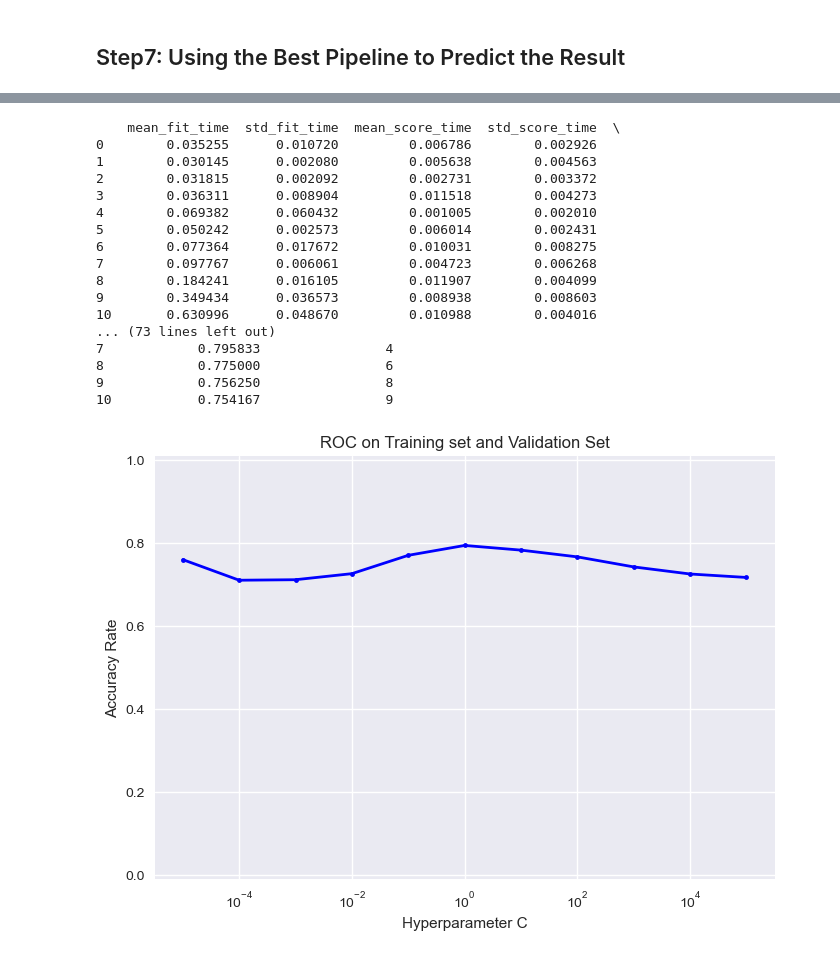
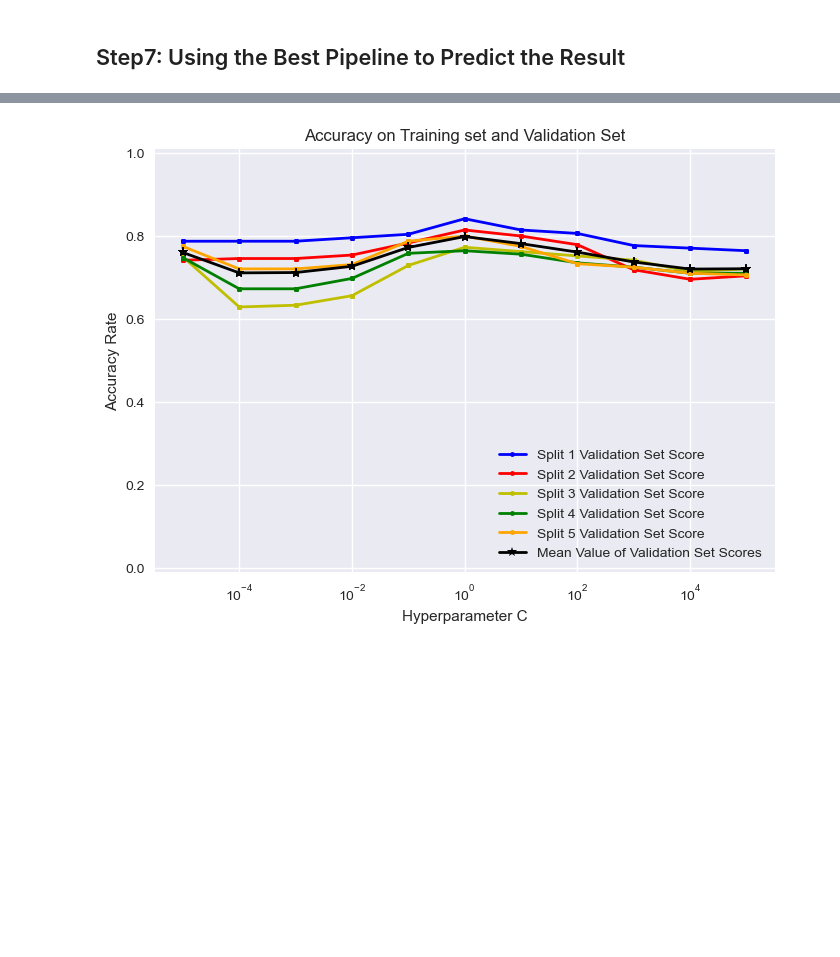
Before and after one commit to shigureTufts/CS135_ProjectA, a Jupyter notebook: wokring_notebook.ipynb, the cells around one changed output, grey strips where cells are left out. Drawn from its saved outputs; the diff is of its cells as text; code cells hidden in the pictures; blank space fills up the shorter version.

```diff
--- a/wokring_notebook.ipynb
+++ b/wokring_notebook.ipynb
@@ -104,7 +104,7 @@ for w in vocab_list:
 sorted_tokens = list(sorted(tok_count_dict, key=tok_count_dict.get, reverse=True))
 
 # filter out the vocabulary that appears in just one time
-vocab_list_2 = [w for w in sorted_tokens if tok_count_dict[w] >= 1]
+vocab_list_2 = [w for w in sorted_tokens if tok_count_dict[w] >= 2]
 
 # for first attempt, we tried to manualy built vocabulary list
 vocab_list = ['good', 'great', 'like', 'bad', 'best', 'love', 'excellent', 'better', 'recommend',
@@ -430,13 +430,15 @@ for row in FN_list:
 # %%
 my_bow_classifier_pipeline_2 = sklearn.pipeline.Pipeline([
     ('my_bow_feature_extractor',
-     CountVectorizer(min_df=1, max_df=1.0, ngram_range=(1, 1), vocabulary=vocab_dict, binary=False)),
+     CountVectorizer(min_df=1, max_df=1.0, ngram_range=(1, 2), vocabulary=vocab_dict, binary=False)),
     ('my_classifier', sklearn.linear_model.LogisticRegression(C=1.0, max_iter=1000, random_state=101))
 ])
 
 my_parameter_grid_by_name_2 = dict()
 my_parameter_grid_by_name_2['my_bow_feature_extractor__min_df'] = [1]
 my_parameter_grid_by_name_2['my_classifier__C'] = np.logspace(-5, 5, 11)
+my_parameter_grid_by_name_2['my_bow_feature_extractor__max_df'] = [0.5, 0.7, 0.9, 1.0]
+my_parameter_grid_by_name_2['my_bow_feature_extractor__ngram_range'] = [(1,1), (1,2), (1,3)]
 
 my_scoring_metric_name = 'accuracy'
 y_true = np.ravel(y_train_df)
@@ -449,7 +451,9 @@ grid_searcher_2 = sklearn.model_selection.GridSearchCV(
     my_parameter_grid_by_name_2,
     scoring='accuracy',
     cv=5,
-    refit=False)
+    refit=False,
+    n_jobs=-1
+)
 
 grid_searcher_2.fit(tr_text_list, y_true)
 
@@ -464,12 +468,24 @@ var_2 = gsearch_results_df_2[param_keys + ['split0_test_score', 'rank_test_score
 
 print(var_2)
 
-plt.plot(gsearch_results_df_2['param_my_classifier__C'], gsearch_results_df_2['mean_test_score'], '.-', color='b', lw=2)
-# plt.plot(fpr_va, tpr_va, '.-', color='r', lw=2, label=f'Validation Set (AUC = {roc_auc_va:.2f})')
+plt.plot(gsearch_results_df_2['param_my_classifier__C'], gsearch_results_df_2['split0_test_score'],
+         '.-', color='b', lw=2, label='Split 1 Validation Set Score')
+plt.plot(gsearch_results_df_2['param_my_classifier__C'], gsearch_results_df_2['split1_test_score'],
+         '.-', color='r', lw=2, label='Split 2 Validation Set Score')
+plt.plot(gsearch_results_df_2['param_my_classifier__C'], gsearch_results_df_2['split2_test_score'],
+         '.-', color='y', lw=2, label='Split 3 Validation Set Score')
+plt.plot(gsearch_results_df_2['param_my_classifier__C'], gsearch_results_df_2['split3_test_score'],
+         '.-', color='g', lw=2, label='Split 4 Validation Set Score')
+plt.plot(gsearch_results_df_2['param_my_classifier__C'], gsearch_results_df_2['split4_test_score'],
+         '.-', color='orange', lw=2, label='Split 5 Validation Set Score')
+plt.plot(gsearch_results_df_2['param_my_classifier__C'], gsearch_results_df_2['mean_test_score'],
+         '*-', color='black', lw=2, label='Mean Value of Validation Set Scores')
+
+
 plt.xscale("log")
 
 
-plt.title("ROC on Training set and Validation Set");
+plt.title("Accuracy on Training set and Validation Set");
 plt.xlabel('Hyperparameter C');
 plt.ylabel('Accuracy Rate');
 plt.legend(loc='lower right');
@@ -478,4 +494,7 @@ B = 0.01
 
 # plt.xlim([0 - B, 1 + B]);
 plt.ylim([0 - B, 1 + B]);
+
+for param_name in sorted(my_parameter_grid_by_name_2.keys()):
+    print("%s: %r" % (param_name, grid_searcher_2.best_params_[param_name]))
 # %% [output]
@@ -499,18 +518 @@ No artists with labels found to put in legend.  Note that artists whose label st
-    mean_fit_time  std_fit_time  mean_score_time  std_score_time  \
-0        0.035255      0.010720         0.006786        0.002926
-1        0.030145      0.002080         0.005638        0.004563
-2        0.031815      0.002092         0.002731        0.003372
-3        0.036311      0.008904         0.011518        0.004273
-4        0.069382      0.060432         0.001005        0.002010
-5        0.050242      0.002573         0.006014        0.002431
-6        0.077364      0.017672         0.010031        0.008275
-7        0.097767      0.006061         0.004723        0.006268
-8        0.184241      0.016105         0.011907        0.004099
-9        0.349434      0.036573         0.008938        0.008603
-10       0.630996      0.048670         0.010988        0.004016
-... (73 lines left out)
-7            0.795833                4
-8            0.775000                6
-9            0.756250                8
-10           0.754167                9
-[figure, old version]
+[figure, new version]
```
Also changed, not shown: parts of 2 cells of this notebook, 1 other file.
